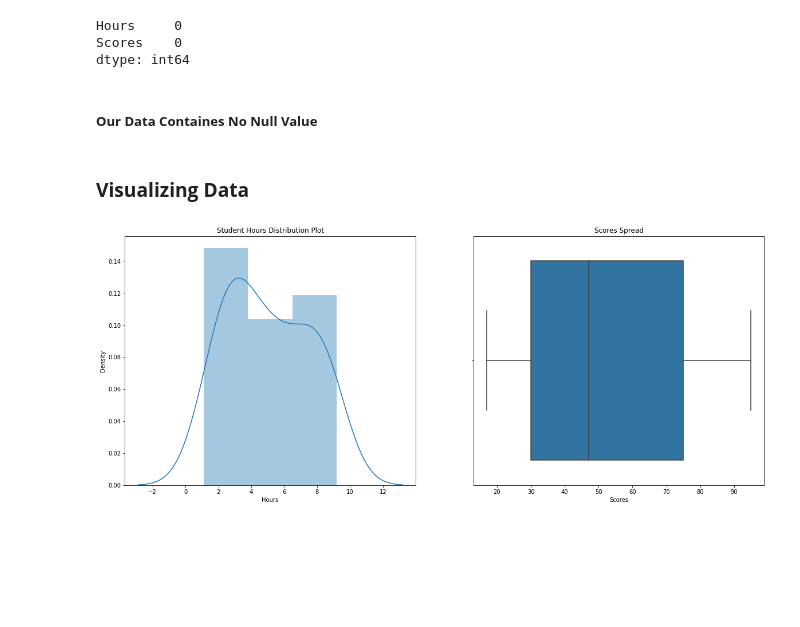
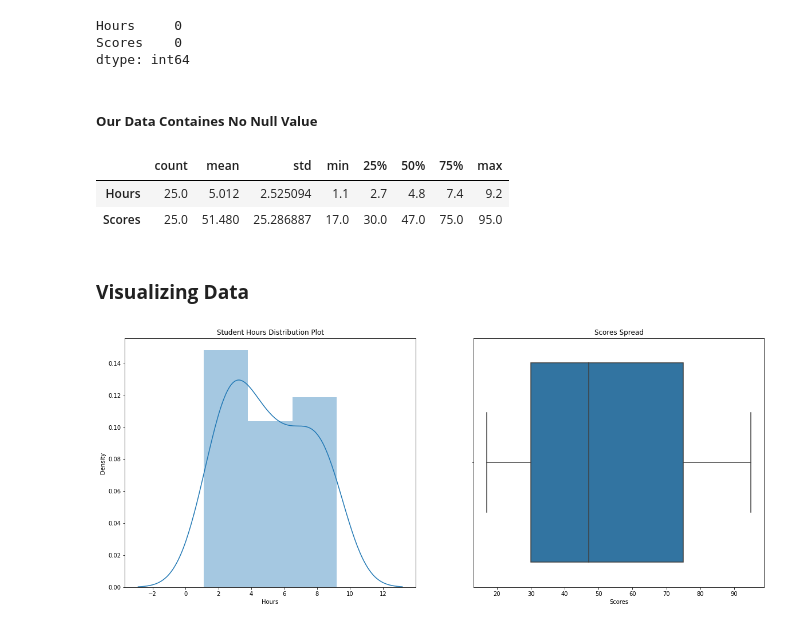
Before and after one commit to iffatzahra/TSF-Task-1, a Jupyter notebook: Student_Percentage_Prediction_Unsupervised_ML.ipynb, the cells around one changed output. Cells and saved outputs as stored; diff of their text form; code cells hidden in the pictures; blank space fills up the shorter version.

```diff
--- a/Student_Percentage_Prediction_Unsupervised_ML.ipynb
+++ b/Student_Percentage_Prediction_Unsupervised_ML.ipynb
@@ -31,6 +44,13 @@ Scores    0
 dtype: int64
 # %% [markdown]
 ##### **Our Data Containes No Null Value**
+# %%
+# Checking Some Important Stats
+df.describe().T
+# %% [output]
+|  | count | mean | std | min | 25% | 50% | 75% | max |
+| Hours | 25.0 | 5.012 | 2.525094 | 1.1 | 2.7 | 4.8 | 7.4 | 9.2 |
+| Scores | 25.0 | 51.480 | 25.286887 | 17.0 | 30.0 | 47.0 | 75.0 | 95.0 |
 # %% [markdown]
 ### **Visualizing Data**
 # %%
```
Also changed, not shown: parts of 31 cells of this notebook.
